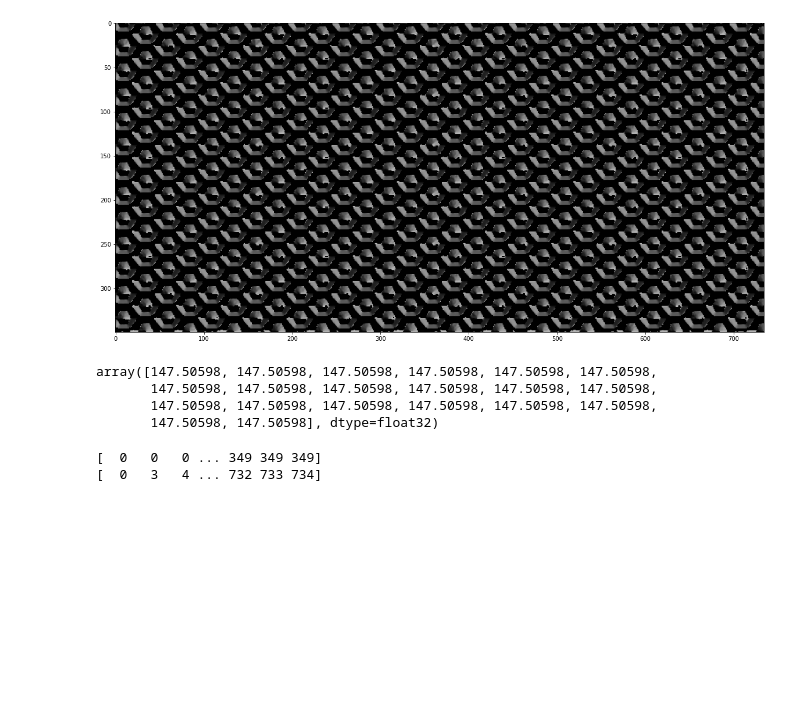
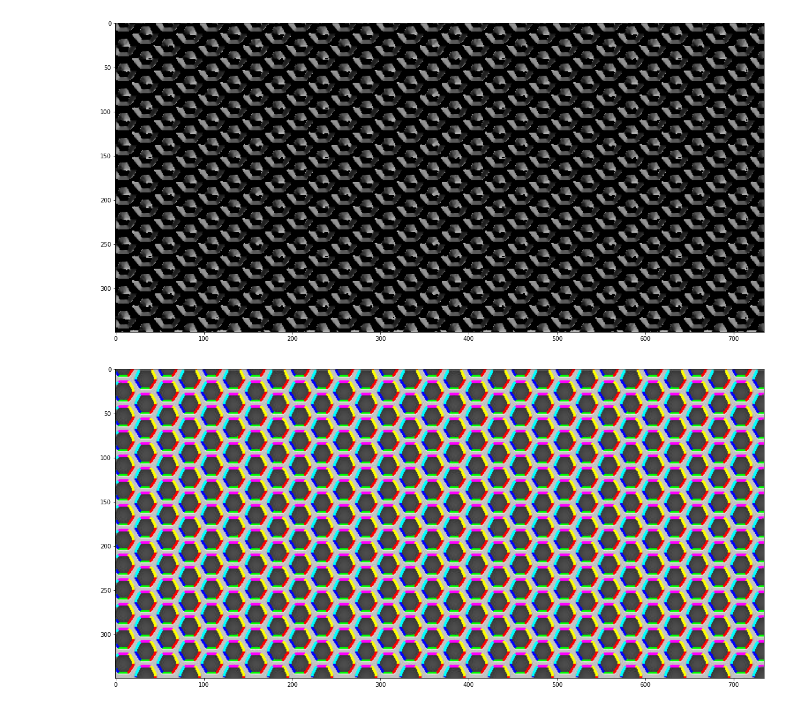
Before and after one commit to Minombreesana/vision_por_computadora_I, a Jupyter notebook: TP_2_Gradiente_modulo.ipynb, the cells around one changed output. Saved outputs shown, nothing was run; the diff lists cells and outputs as text; code cells hidden in the pictures; blank space fills up the shorter version.

```diff
--- a/TP_2_Gradiente_modulo.ipynb
+++ b/TP_2_Gradiente_modulo.ipynb
@@ -62,18 +58,16 @@ y_mag_max = mag_max[1]
-# %%
-angles = angle[mag_max]
-angles
-# %% [output]
-array([147.50598, 147.50598, 147.50598, 147.50598, 147.50598, 147.50598,
-       147.50598, 147.50598, 147.50598, 147.50598, 147.50598, 147.50598,
-       147.50598, 147.50598, 147.50598, 147.50598, 147.50598, 147.50598,
-       147.50598, 147.50598], dtype=float32)
-# %%
-angulos = np.where(angle == 0)
-x_angulos = angulos[0]
-y_angulos = angulos[1]
-
-print(x_angulos)
-print(y_angulos)
-# %% [output]
-[  0   0   0 ... 349 349 349]
-[  0   3   4 ... 732 733 734]
+# %%
+metal_rgb =cv.imread('./material_TPs/TP2/metalgrid.jpg')
+metal_RGB = cv.cvtColor(metal_rgb, cv.COLOR_BGR2RGB)
+# %%
+metal_RGB[np.logical_and((mag >= 120), np.logical_and(angle >= 120 , angle < 180))] = [0,0,255]
+metal_RGB[np.logical_and((mag >= 120), np.logical_and(angle >= 80 , angle < 120))] = [0,255,0]
+metal_RGB[np.logical_and((mag >= 120), np.logical_and(angle >= 0 , angle < 80))] = [255,0,0]
+metal_RGB[np.logical_and((mag >= 120), np.logical_and(angle >= -80 , angle < 0))] = [255,255,0]
+metal_RGB[np.logical_and((mag >= 120), np.logical_and(angle >= -120 , angle < -80))] = [255,0,255]
+metal_RGB[np.logical_and((mag >= 120), np.logical_and(angle >= -180 , angle < -120))] = [0,255,255]
+
+plt.figure(figsize = (20,20))
+plt.imshow(metal_RGB, cmap='gray', vmin=0, vmax=255)
+plt.show()
+# %% [output]
+[figure, added]
```
Also changed, not shown: parts of 1 cell of this notebook.
